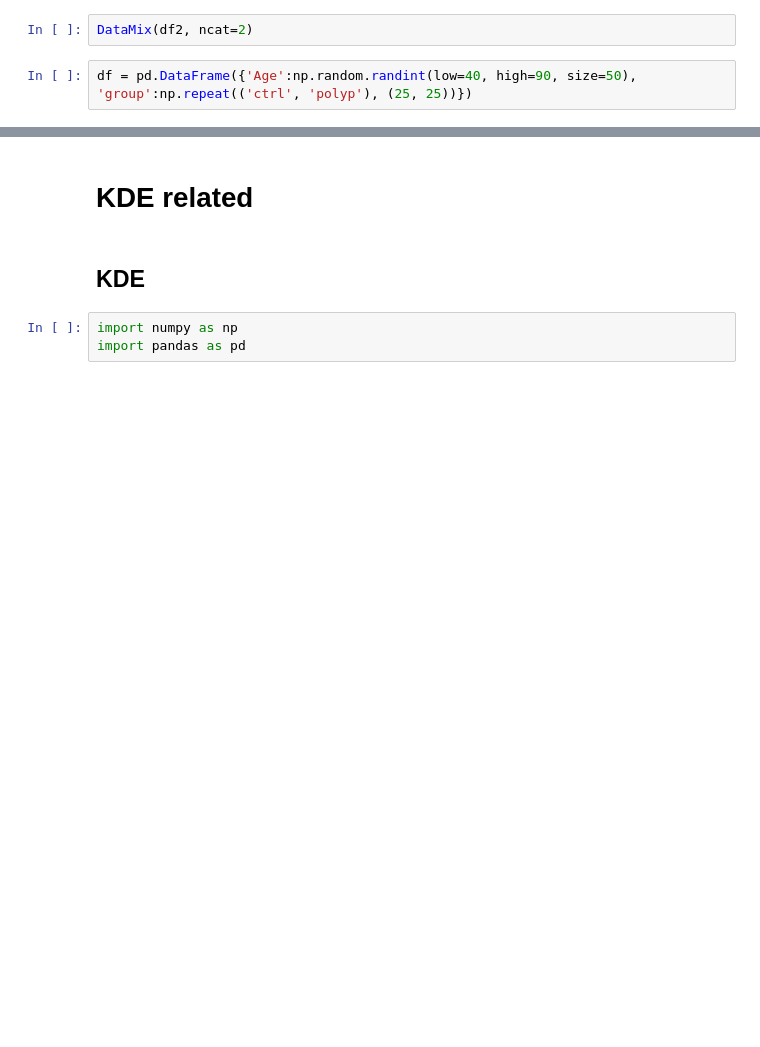
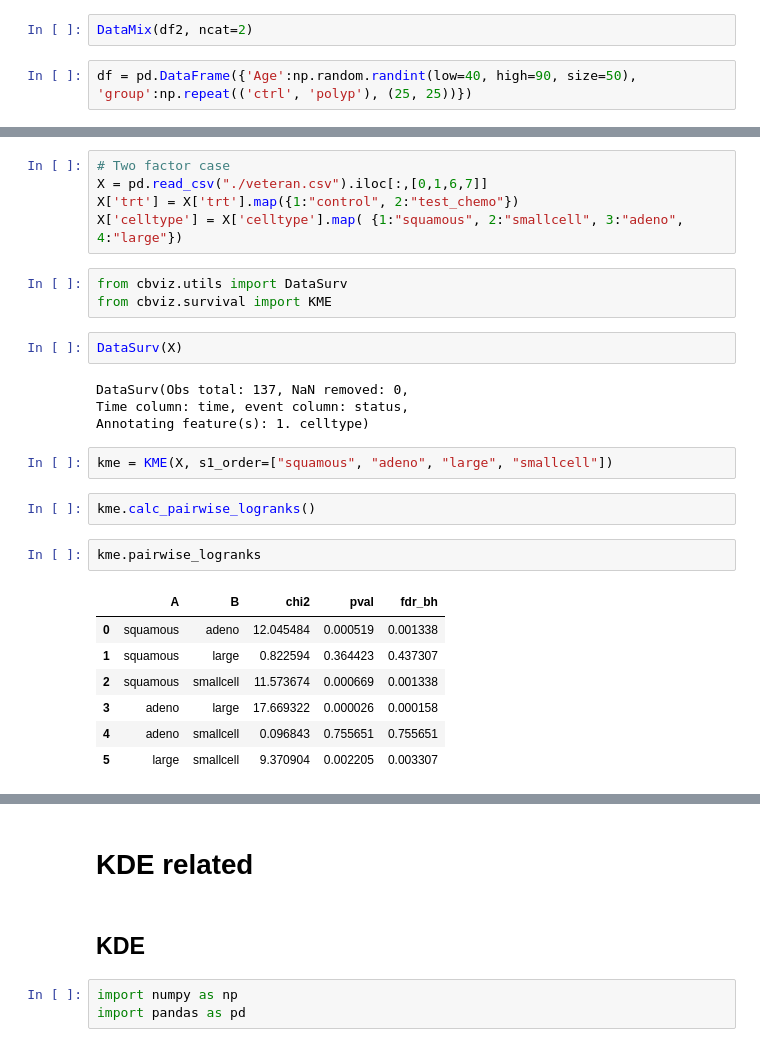
Before and after one commit to fossbert/Python_Packages, a Jupyter notebook: Dev_cbviz.ipynb, the cells around one changed output, grey strips where cells are left out. Saved outputs shown, nothing was run; the diff lists cells and outputs as text; blank space fills up the shorter version.

Commit message:
cbviz survival module

```diff
--- a/Dev_cbviz.ipynb
+++ b/Dev_cbviz.ipynb
@@ -35,0 +44,28 @@ DataMix(df)
+# %%
+# Two factor case
+X = pd.read_csv("./veteran.csv").iloc[:,[0,1,6,7]]
+X['trt'] = X['trt'].map({1:"control", 2:"test_chemo"})
+X['celltype'] = X['celltype'].map( {1:"squamous", 2:"smallcell", 3:"adeno", 4:"large"})
+# %%
+from cbviz.utils import DataSurv
+from cbviz.survival import KME
+# %%
+DataSurv(X)
+# %% [output]
+DataSurv(Obs total: 137, NaN removed: 0,
+Time column: time, event column: status,
+Annotating feature(s): 1. celltype)
+# %%
+kme = KME(X, s1_order=["squamous", "adeno", "large", "smallcell"])
+# %%
+kme.calc_pairwise_logranks()
+# %%
+kme.pairwise_logranks
+# %% [output]
+|  | A | B | chi2 | pval | fdr_bh |
+| 0 | squamous | adeno | 12.045484 | 0.000519 | 0.001338 |
+| 1 | squamous | large | 0.822594 | 0.364423 | 0.437307 |
+| 2 | squamous | smallcell | 11.573674 | 0.000669 | 0.001338 |
+| 3 | adeno | large | 17.669322 | 0.000026 | 0.000158 |
+| 4 | adeno | smallcell | 0.096843 | 0.755651 | 0.755651 |
+| 5 | large | smallcell | 9.370904 | 0.002205 | 0.003307 |
```
Also changed, not shown: parts of 46 cells of this notebook, 5 other files.
